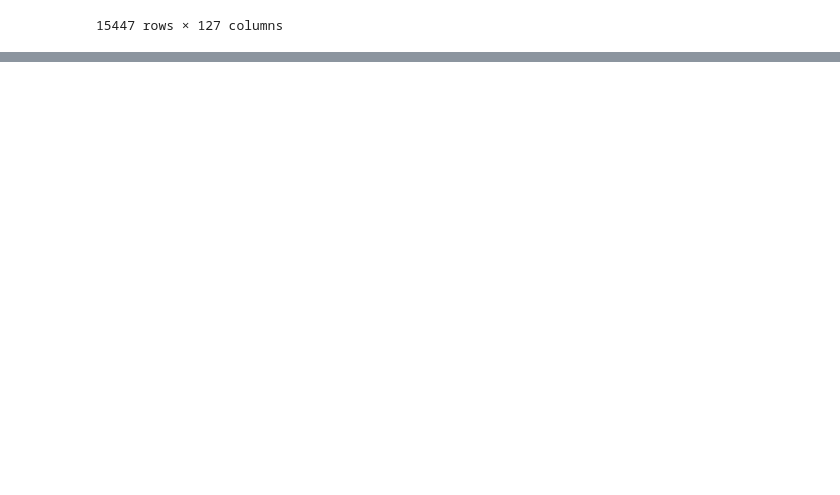
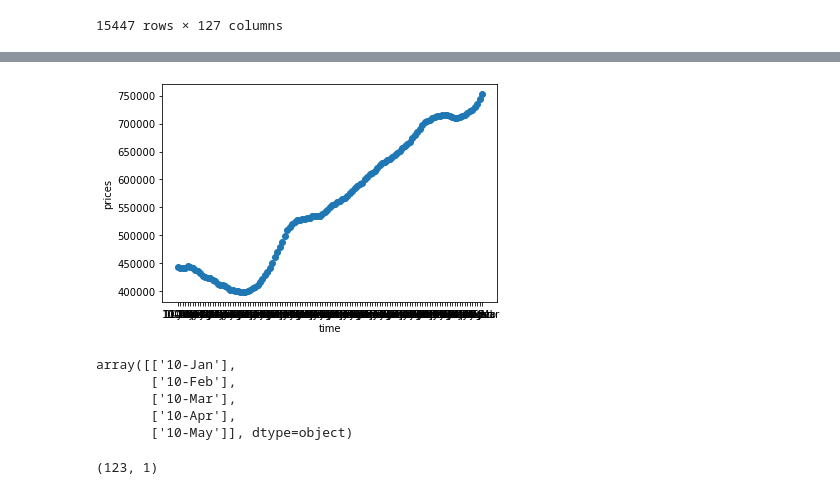
Before and after one commit to tharren12/Group_8_Final_Project, a Jupyter notebook: Notebook/City_Zhvi_AllHomes.ipynb, the cells around one changed output, grey strips where cells are left out. Saved outputs shown, nothing was run; the diff lists cells and outputs as text; code cells hidden in the pictures; blank space fills up the shorter version.

```diff
--- a/Notebook/City_Zhvi_AllHomes.ipynb
+++ b/Notebook/City_Zhvi_AllHomes.ipynb
@@ -160,0 +250,3 @@ All_Homes_cleansed_df
+# %%
+New_York_df = All_df.iloc[1:2 , 5:]
+New_York_df
@@ -160,0 +257,3 @@ All_Homes_cleansed_df
+# %%
+New_df = New_York_df.swapaxes("index", "columns")
+New_df
@@ -160,0 +274,3 @@ All_Homes_cleansed_df
+# %%
+df = New_df.reset_index()
+df
@@ -160,0 +332,7 @@ All_Homes_cleansed_df
+# %%
+plt.scatter(df.time, df.prices)
+plt.xlabel('time')
+plt.ylabel('prices')
+plt.show()
+# %% [output]
+[figure, added]
@@ -160,0 +341,12 @@ All_Homes_cleansed_df
+# %%
+X[:5]
+# %% [output]
+array([['10-Jan'],
+       ['10-Feb'],
+       ['10-Mar'],
+       ['10-Apr'],
+       ['10-May']], dtype=object)
+# %%
+X.shape
+# %% [output]
+(123, 1)
```
Also changed, not shown: parts of 20 cells of this notebook, 7 other files.
